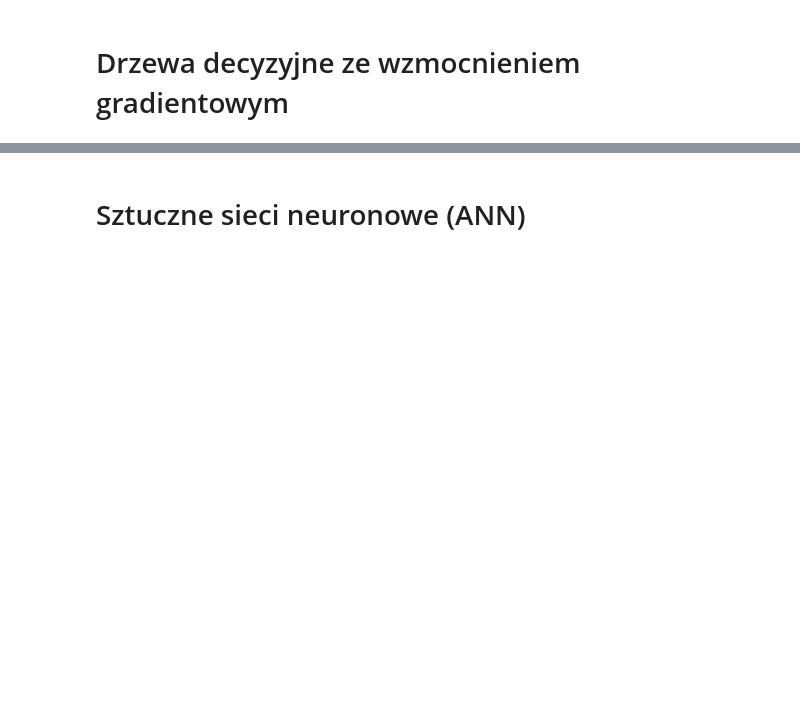
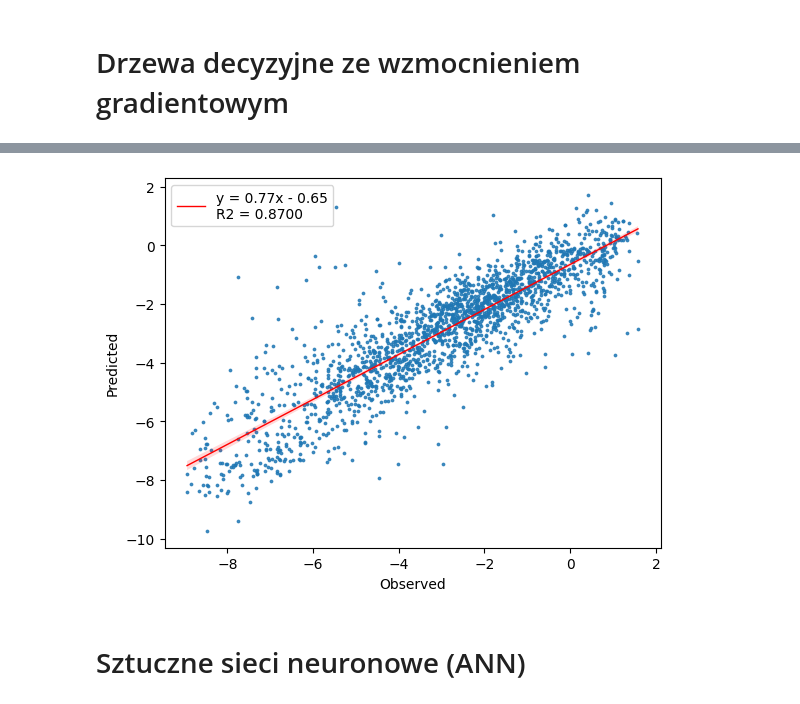
Before and after one commit to rad-mat/Solubility_model_development, a Jupyter notebook: Solubility_model_development.ipynb, the cells around one changed output, grey strips where cells are left out. Saved outputs shown, nothing was run; the diff lists cells and outputs as text; code cells hidden in the pictures; blank space fills up the shorter version.

```diff
--- a/Solubility_model_development.ipynb
+++ b/Solubility_model_development.ipynb
@@ -448,3 +497,7 @@ displayObsPredPlot(y_test, y_pred)
+# %%
+displayObsPredPlot(y_test, y_pred)
+# %% [output]
+[figure, added]
 # %% [markdown]
 # Sztuczne sieci neuronowe (ANN)
 # %%
```
Also changed, not shown: parts of 26 cells of this notebook.
